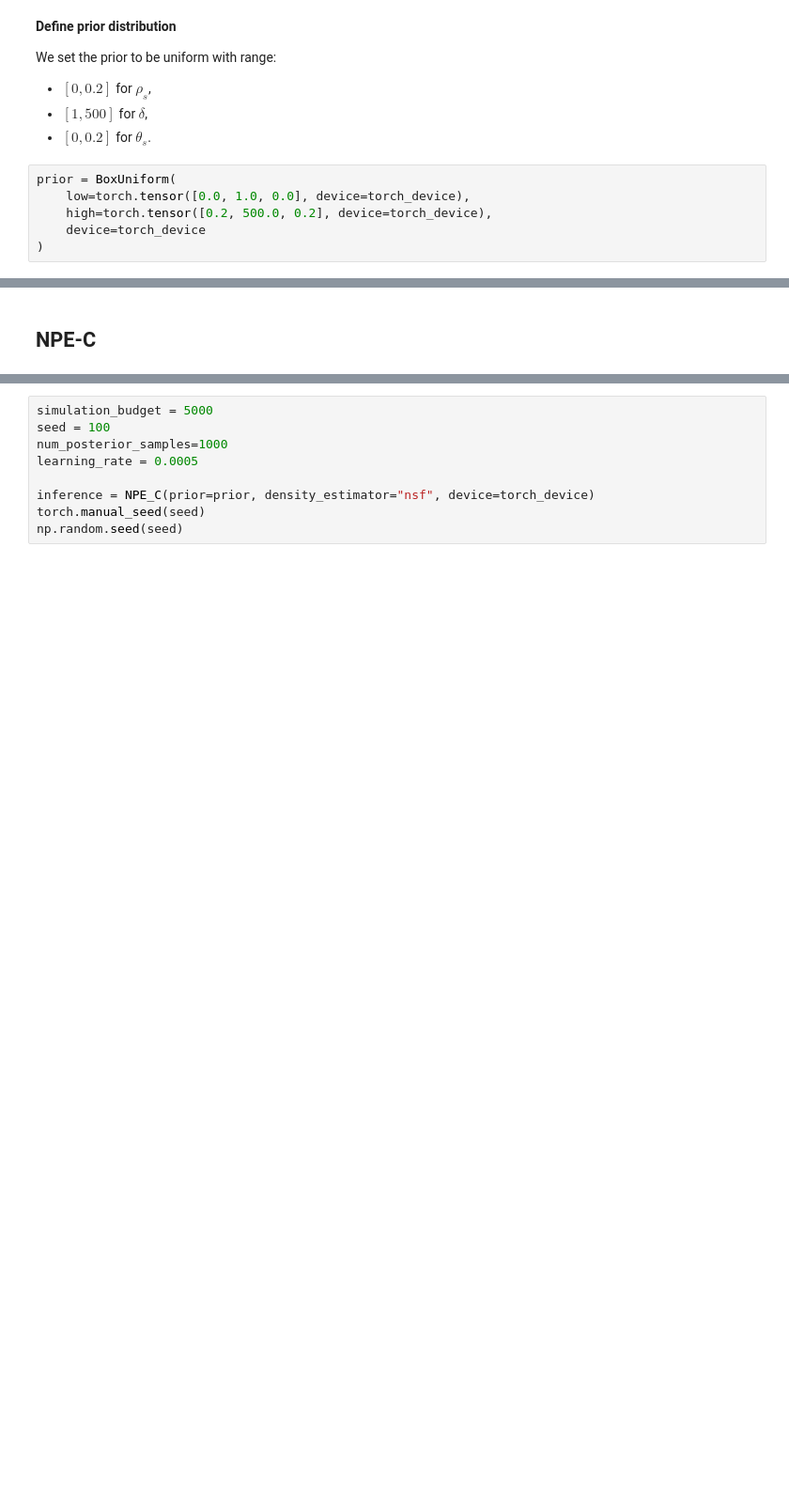
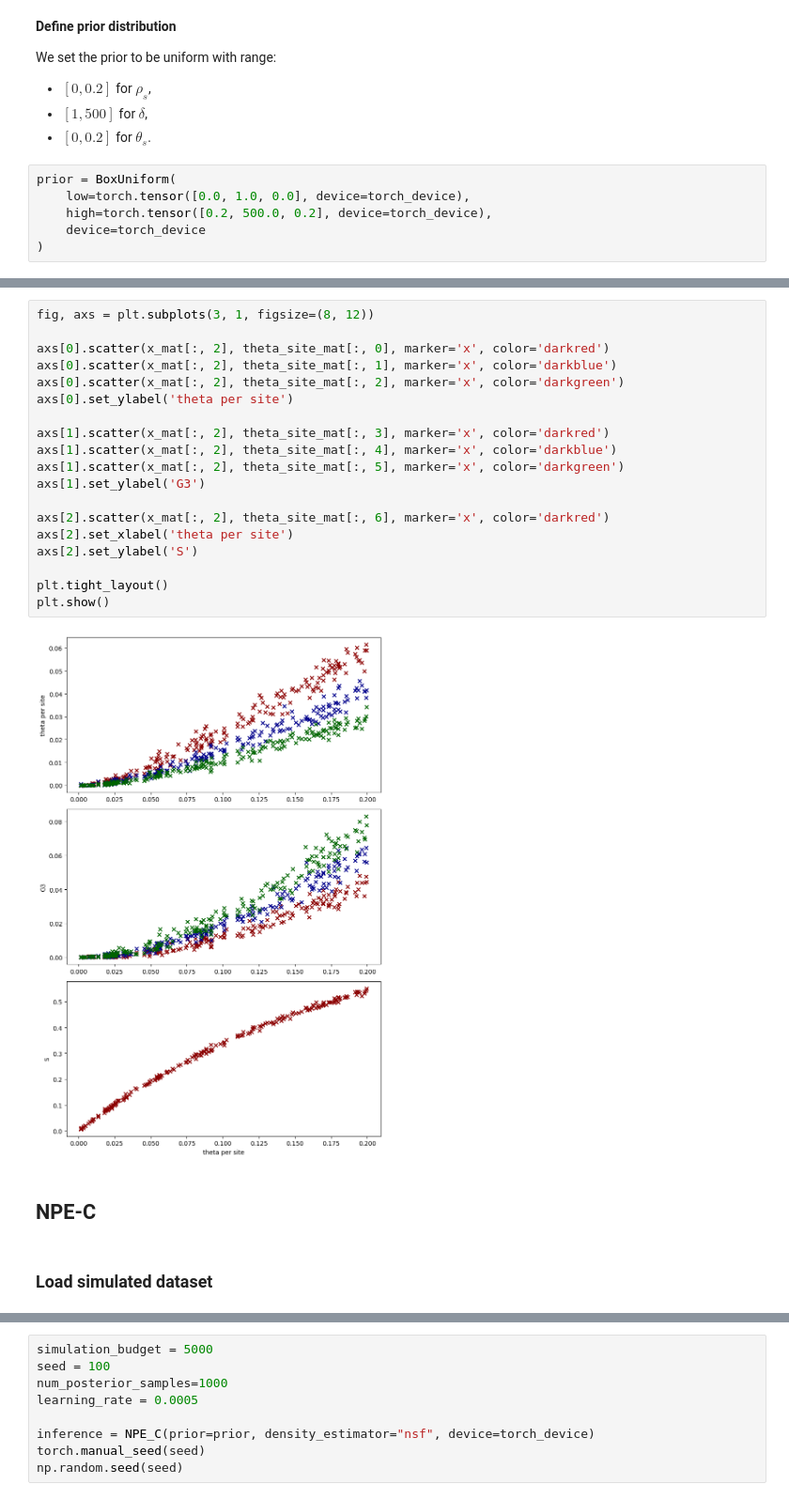
Before and after one commit to haochu-liu/likelihood-free, a Jupyter notebook: python/run_ClonalOrigin_sbi.ipynb, the cells around one changed output, grey strips where cells are left out. Shown at 94% size. Saved outputs shown, nothing was run; the diff lists cells and outputs as text; blank space fills up the shorter version.

```diff
--- a/python/run_ClonalOrigin_sbi.ipynb
+++ b/python/run_ClonalOrigin_sbi.ipynb
@@ -102,2 +116,25 @@ plt.show()
+# %%
+fig, axs = plt.subplots(3, 1, figsize=(8, 12))
+
+axs[0].scatter(x_mat[:, 2], theta_site_mat[:, 0], marker='x', color='darkred')
+axs[0].scatter(x_mat[:, 2], theta_site_mat[:, 1], marker='x', color='darkblue')
+axs[0].scatter(x_mat[:, 2], theta_site_mat[:, 2], marker='x', color='darkgreen')
+axs[0].set_ylabel('theta per site')
+
+axs[1].scatter(x_mat[:, 2], theta_site_mat[:, 3], marker='x', color='darkred')
+axs[1].scatter(x_mat[:, 2], theta_site_mat[:, 4], marker='x', color='darkblue')
+axs[1].scatter(x_mat[:, 2], theta_site_mat[:, 5], marker='x', color='darkgreen')
+axs[1].set_ylabel('G3')
+
+axs[2].scatter(x_mat[:, 2], theta_site_mat[:, 6], marker='x', color='darkred')
+axs[2].set_xlabel('theta per site')
+axs[2].set_ylabel('S')
+
+plt.tight_layout()
+plt.show()
+# %% [output]
+[figure, added]
 # %% [markdown]
 ## NPE-C
+# %% [markdown]
+### Load simulated dataset
```
Also changed, not shown: parts of 15 cells of this notebook.
